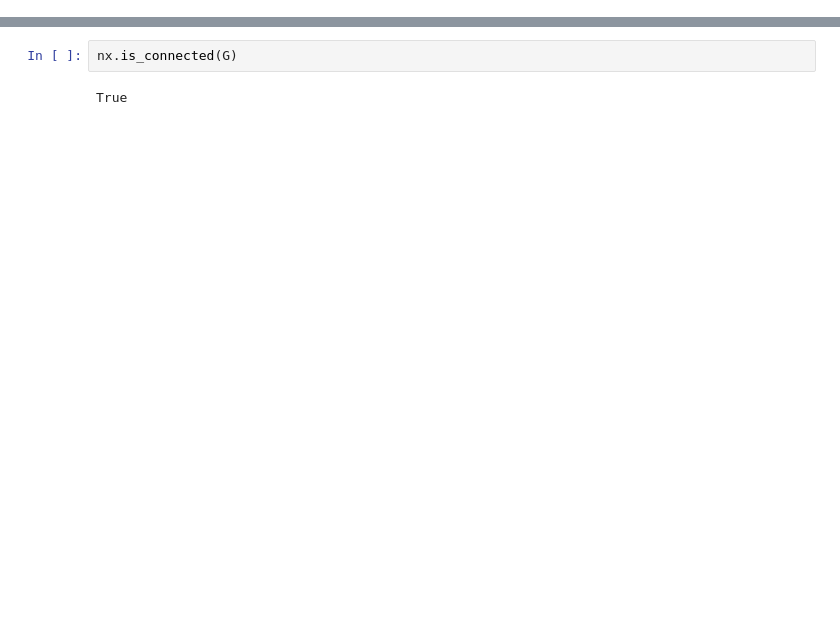
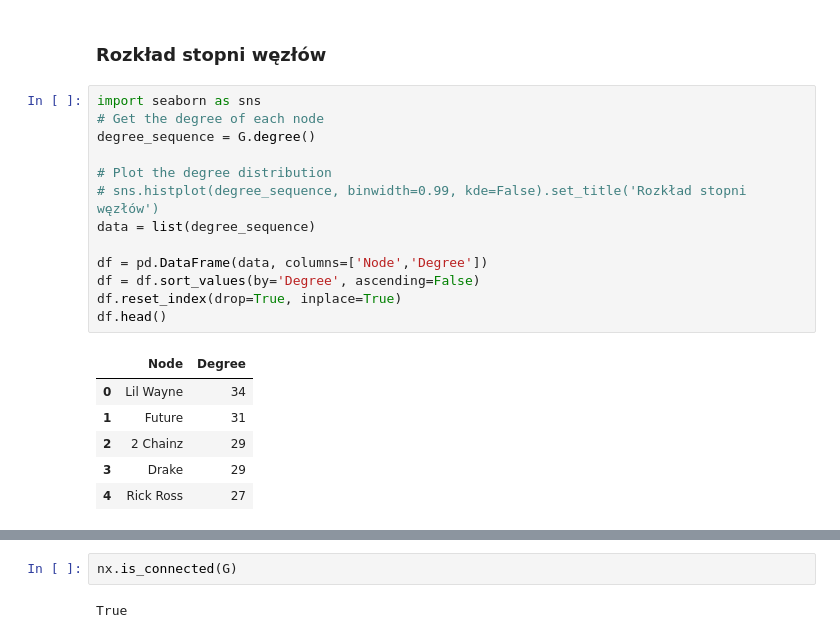
Before and after one commit to stethbo/networks_wust, a Jupyter notebook: music-project/music_network.ipynb, the cells around one changed output, grey strips where cells are left out. Cells and saved outputs as stored; diff of their text form; blank space fills up the shorter version.

```diff
--- a/music-project/music_network.ipynb
+++ b/music-project/music_network.ipynb
@@ -45,0 +103,22 @@ G = nx.Graph(features)
+# %% [markdown]
+### Rozkład stopni węzłów
+# %%
+import seaborn as sns
+# Get the degree of each node
+degree_sequence = G.degree()
+
+# Plot the degree distribution
+# sns.histplot(degree_sequence, binwidth=0.99, kde=False).set_title('Rozkład stopni węzłów')
+data = list(degree_sequence)
+
+df = pd.DataFrame(data, columns=['Node','Degree'])
+df = df.sort_values(by='Degree', ascending=False)
+df.reset_index(drop=True, inplace=True)
+df.head()
+# %% [output]
+|  | Node | Degree |
+| 0 | Lil Wayne | 34 |
+| 1 | Future | 31 |
+| 2 | 2 Chainz | 29 |
+| 3 | Drake | 29 |
+| 4 | Rick Ross | 27 |
```
Also changed, not shown: parts of 25 cells of this notebook, 2 other files.
